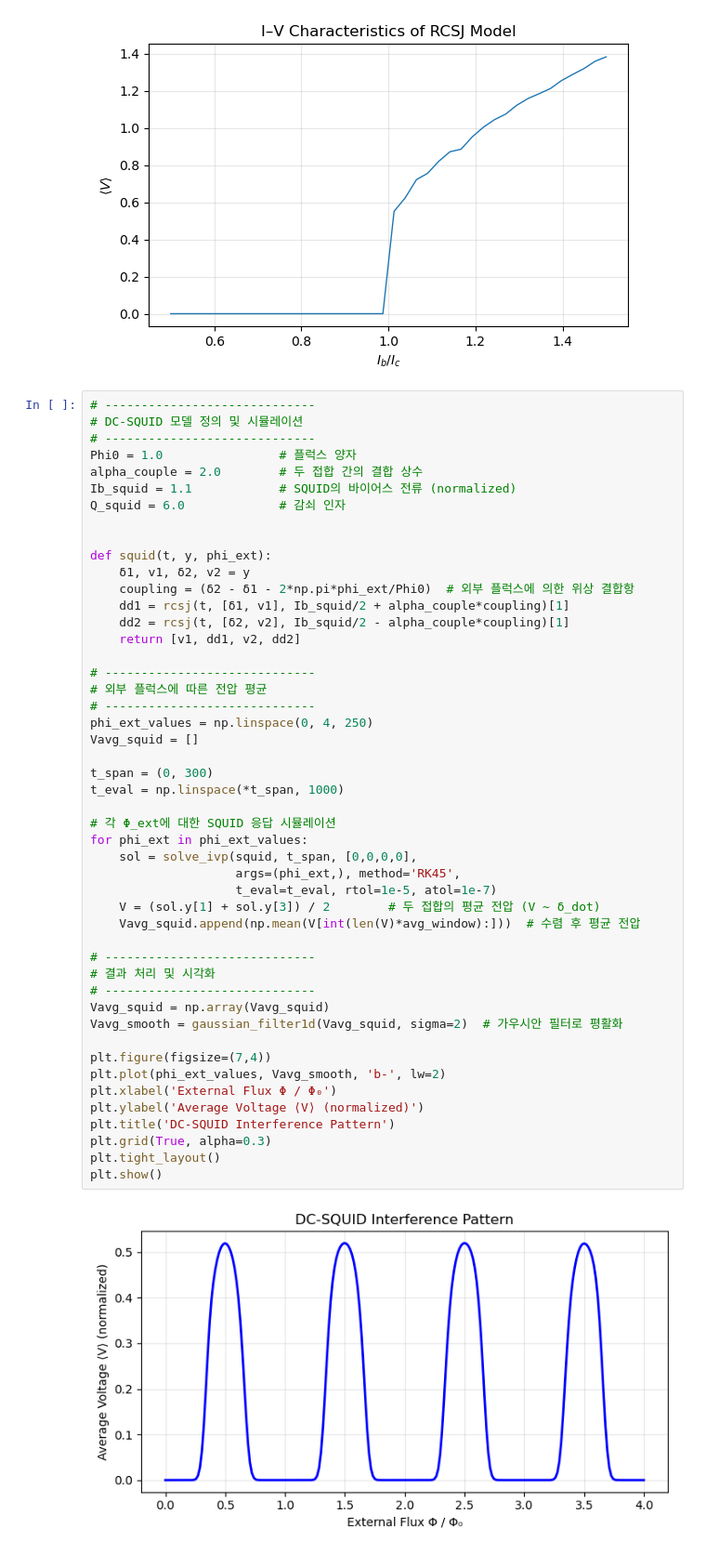
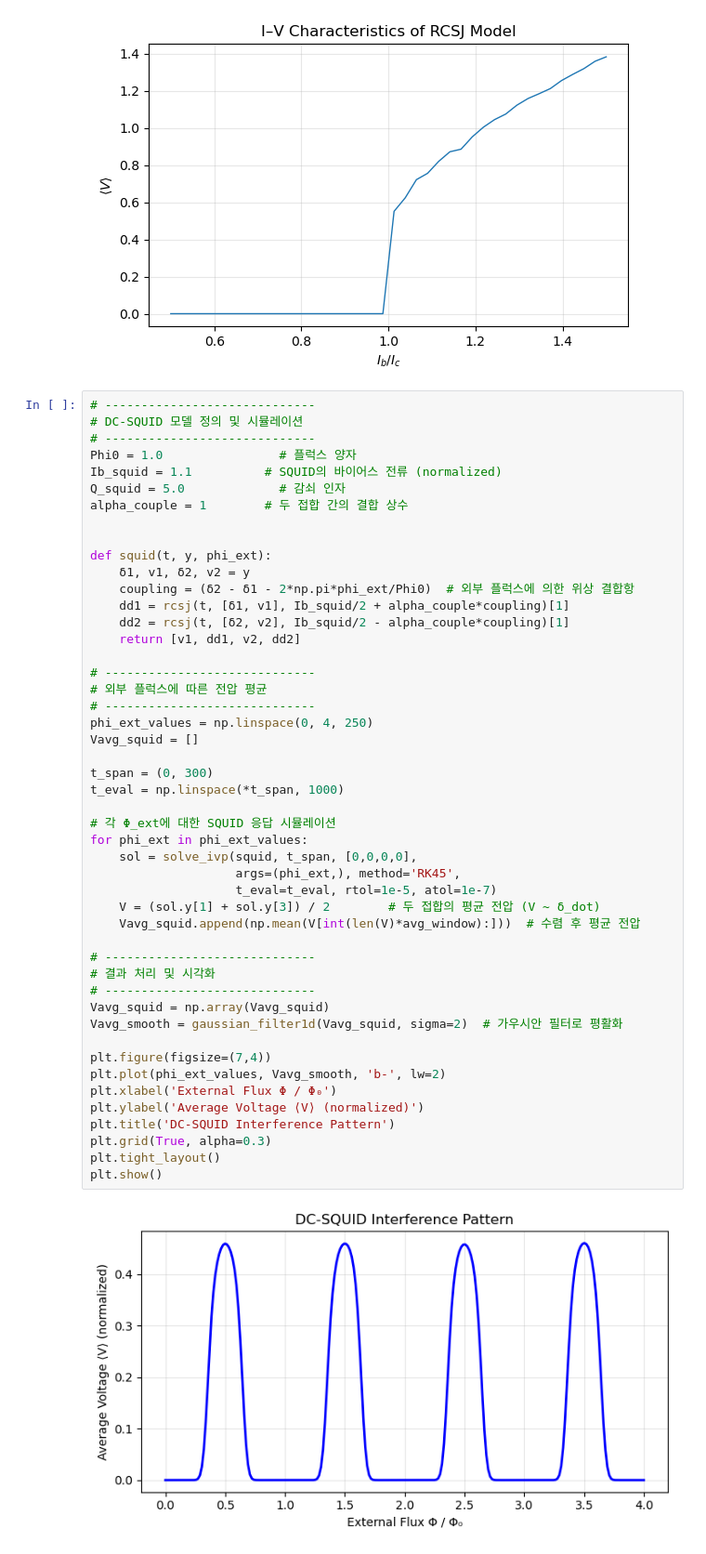
Before and after one commit to ehdwns0621-bot/Coupled-RCSJ-equations-for-a-DC_SQUID, a Jupyter notebook: 발표1.ipynb, the cells around one changed output. Shown: that part at 93% size. Cells and saved outputs as stored; diff of their text form.

```diff
--- a/발표1.ipynb
+++ b/발표1.ipynb
@@ -63,9 +65,9 @@ plt.show()
 # DC-SQUID 모델 정의 및 시뮬레이션
 # -----------------------------
 Phi0 = 1.0                # 플럭스 양자
-alpha_couple = 2.0        # 두 접합 간의 결합 상수
-Ib_squid = 1.1            # SQUID의 바이어스 전류 (normalized)
-Q_squid = 6.0             # 감쇠 인자
+Ib_squid = 1.1          # SQUID의 바이어스 전류 (normalized)
+Q_squid = 5.0             # 감쇠 인자
+alpha_couple = 1        # 두 접합 간의 결합 상수
 
 
 def squid(t, y, phi_ext):
@@ -80,31 +82,31 @@ def squid(t, y, phi_ext):
 # -----------------------------
 phi_ext_values = np.linspace(0, 4, 250)
 Vavg_squid = []
 
 t_span = (0, 300)
 t_eval = np.linspace(*t_span, 1000)
 
 # 각 Φ_ext에 대한 SQUID 응답 시뮬레이션
 for phi_ext in phi_ext_values:
     sol = solve_ivp(squid, t_span, [0,0,0,0],
                     args=(phi_ext,), method='RK45',
                     t_eval=t_eval, rtol=1e-5, atol=1e-7)
     V = (sol.y[1] + sol.y[3]) / 2        # 두 접합의 평균 전압 (V ~ δ_dot)
     Vavg_squid.append(np.mean(V[int(len(V)*avg_window):]))  # 수렴 후 평균 전압
 
 # -----------------------------
 # 결과 처리 및 시각화
 # -----------------------------
 Vavg_squid = np.array(Vavg_squid)
 Vavg_smooth = gaussian_filter1d(Vavg_squid, sigma=2)  # 가우시안 필터로 평활화
 
 plt.figure(figsize=(7,4))
 plt.plot(phi_ext_values, Vavg_smooth, 'b-', lw=2)
 plt.xlabel('External Flux Φ / Φ₀')
 plt.ylabel('Average Voltage ⟨V⟩ (normalized)')
 plt.title('DC-SQUID Interference Pattern')
 plt.grid(True, alpha=0.3)
 plt.tight_layout()
 plt.show()
 # %% [output]
-[figure, old version]
+[figure, new version]
```
Also changed, not shown: parts of 5 cells of this notebook.
